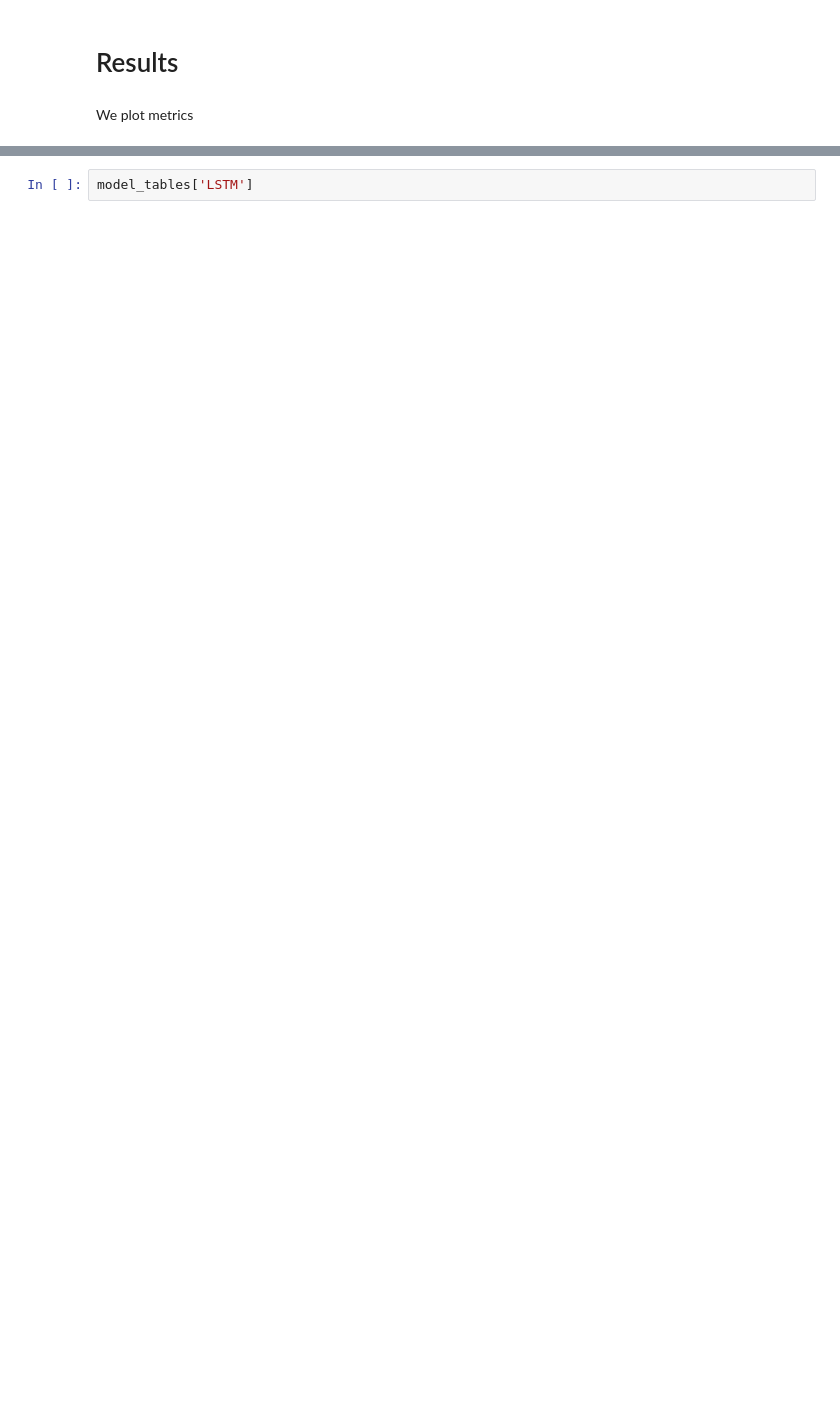
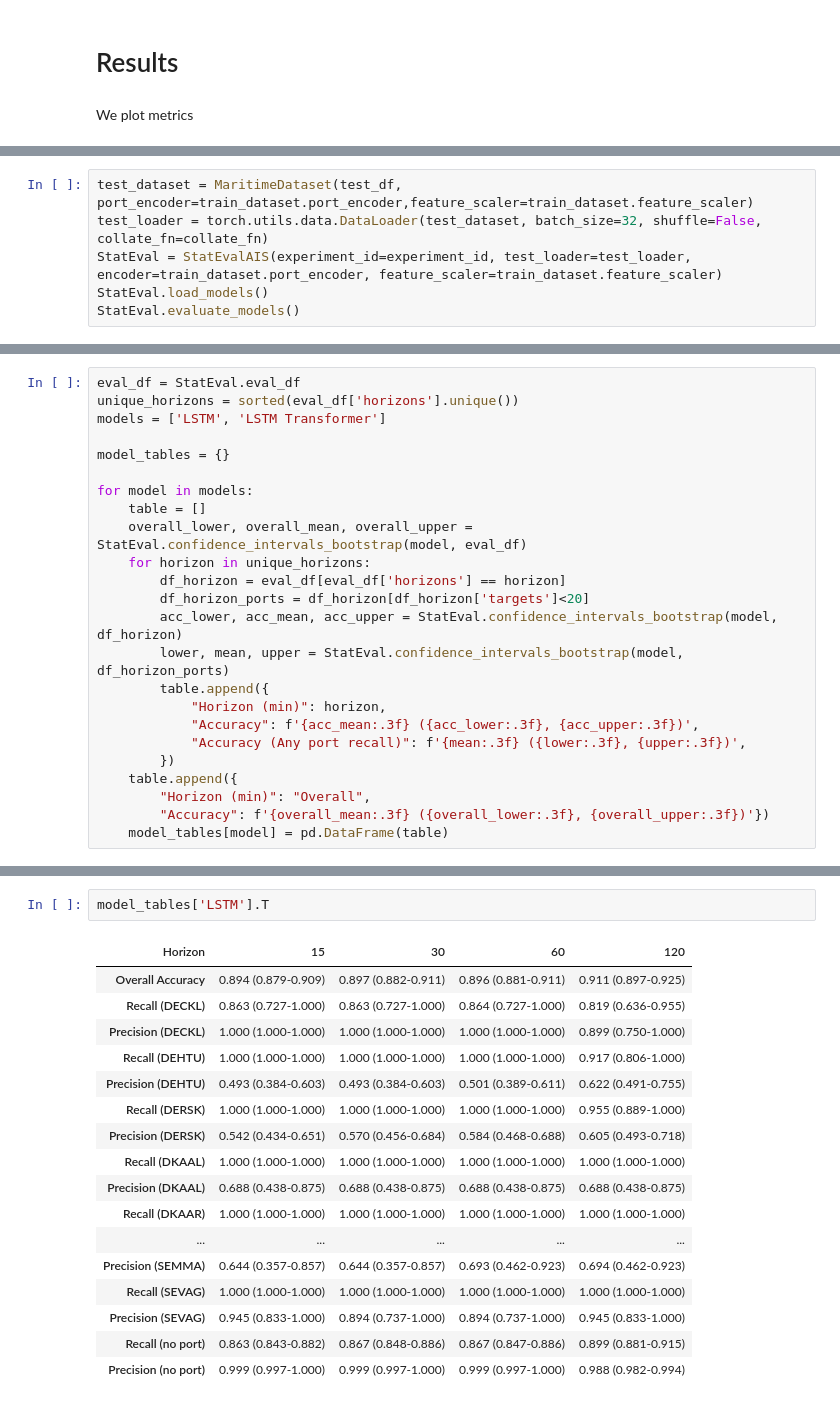
Before and after one commit to ChrAN103/Increasing-Maritime-Domain-Awareness-using-spatio-temporal-sequential-data, a Jupyter notebook: main.ipynb, the cells around one changed output, grey strips where cells are left out. Drawn from its saved outputs; the diff is of its cells as text; blank space fills up the shorter version.

```diff
--- a/main.ipynb
+++ b/main.ipynb
@@ -939,0 +721,6 @@ KeyError: 'LSTM_Transformer'
+# %%
+test_dataset = MaritimeDataset(test_df, port_encoder=train_dataset.port_encoder,feature_scaler=train_dataset.feature_scaler)
+test_loader = torch.utils.data.DataLoader(test_dataset, batch_size=32, shuffle=False, collate_fn=collate_fn)
+StatEval = StatEvalAIS(experiment_id=experiment_id, test_loader=test_loader, encoder=train_dataset.port_encoder, feature_scaler=train_dataset.feature_scaler)
+StatEval.load_models()
+StatEval.evaluate_models()
@@ -939,0 +733,24 @@ KeyError: 'LSTM_Transformer'
+# %%
+eval_df = StatEval.eval_df
+unique_horizons = sorted(eval_df['horizons'].unique())
+models = ['LSTM', 'LSTM Transformer']
+
+model_tables = {}
+
+for model in models:
+    table = []
+    overall_lower, overall_mean, overall_upper = StatEval.confidence_intervals_bootstrap(model, eval_df)
+    for horizon in unique_horizons:
+        df_horizon = eval_df[eval_df['horizons'] == horizon]
+        df_horizon_ports = df_horizon[df_horizon['targets']<20]
+        acc_lower, acc_mean, acc_upper = StatEval.confidence_intervals_bootstrap(model, df_horizon)
+        lower, mean, upper = StatEval.confidence_intervals_bootstrap(model, df_horizon_ports)
+        table.append({
+            "Horizon (min)": horizon,
+            "Accuracy": f'{acc_mean:.3f} ({acc_lower:.3f}, {acc_upper:.3f})',
+            "Accuracy (Any port recall)": f'{mean:.3f} ({lower:.3f}, {upper:.3f})',
+        })
+    table.append({
+        "Horizon (min)": "Overall",
+        "Accuracy": f'{overall_mean:.3f} ({overall_lower:.3f}, {overall_upper:.3f})'})
+    model_tables[model] = pd.DataFrame(table)
@@ -940,3 +831,21 @@ KeyError: 'LSTM_Transformer'
 # %%
-model_tables['LSTM']
+model_tables['LSTM'].T
+# %% [output]
+| Horizon | 15 | 30 | 60 | 120 |
+| Overall Accuracy | 0.894 (0.879-0.909) | 0.897 (0.882-0.911) | 0.896 (0.881-0.911) | 0.911 (0.897-0.925) |
+| Recall (DECKL) | 0.863 (0.727-1.000) | 0.863 (0.727-1.000) | 0.864 (0.727-1.000) | 0.819 (0.636-0.955) |
+| Precision (DECKL) | 1.000 (1.000-1.000) | 1.000 (1.000-1.000) | 1.000 (1.000-1.000) | 0.899 (0.750-1.000) |
+| Recall (DEHTU) | 1.000 (1.000-1.000) | 1.000 (1.000-1.000) | 1.000 (1.000-1.000) | 0.917 (0.806-1.000) |
+| Precision (DEHTU) | 0.493 (0.384-0.603) | 0.493 (0.384-0.603) | 0.501 (0.389-0.611) | 0.622 (0.491-0.755) |
+| Recall (DERSK) | 1.000 (1.000-1.000) | 1.000 (1.000-1.000) | 1.000 (1.000-1.000) | 0.955 (0.889-1.000) |
+| Precision (DERSK) | 0.542 (0.434-0.651) | 0.570 (0.456-0.684) | 0.584 (0.468-0.688) | 0.605 (0.493-0.718) |
+| Recall (DKAAL) | 1.000 (1.000-1.000) | 1.000 (1.000-1.000) | 1.000 (1.000-1.000) | 1.000 (1.000-1.000) |
+| Precision (DKAAL) | 0.688 (0.438-0.875) | 0.688 (0.438-0.875) | 0.688 (0.438-0.875) | 0.688 (0.438-0.875) |
+| Recall (DKAAR) | 1.000 (1.000-1.000) | 1.000 (1.000-1.000) | 1.000 (1.000-1.000) | 1.000 (1.000-1.000) |
+| ... | ... | ... | ... | ... |
+| Precision (SEMMA) | 0.644 (0.357-0.857) | 0.644 (0.357-0.857) | 0.693 (0.462-0.923) | 0.694 (0.462-0.923) |
+| Recall (SEVAG) | 1.000 (1.000-1.000) | 1.000 (1.000-1.000) | 1.000 (1.000-1.000) | 1.000 (1.000-1.000) |
+| Precision (SEVAG) | 0.945 (0.833-1.000) | 0.894 (0.737-1.000) | 0.894 (0.737-1.000) | 0.945 (0.833-1.000) |
+| Recall (no port) | 0.863 (0.843-0.882) | 0.867 (0.848-0.886) | 0.867 (0.847-0.886) | 0.899 (0.881-0.915) |
+| Precision (no port) | 0.999 (0.997-1.000) | 0.999 (0.997-1.000) | 0.999 (0.997-1.000) | 0.988 (0.982-0.994) |
 # %%
```
Also changed, not shown: parts of 23 cells of this notebook, 2 other files.
